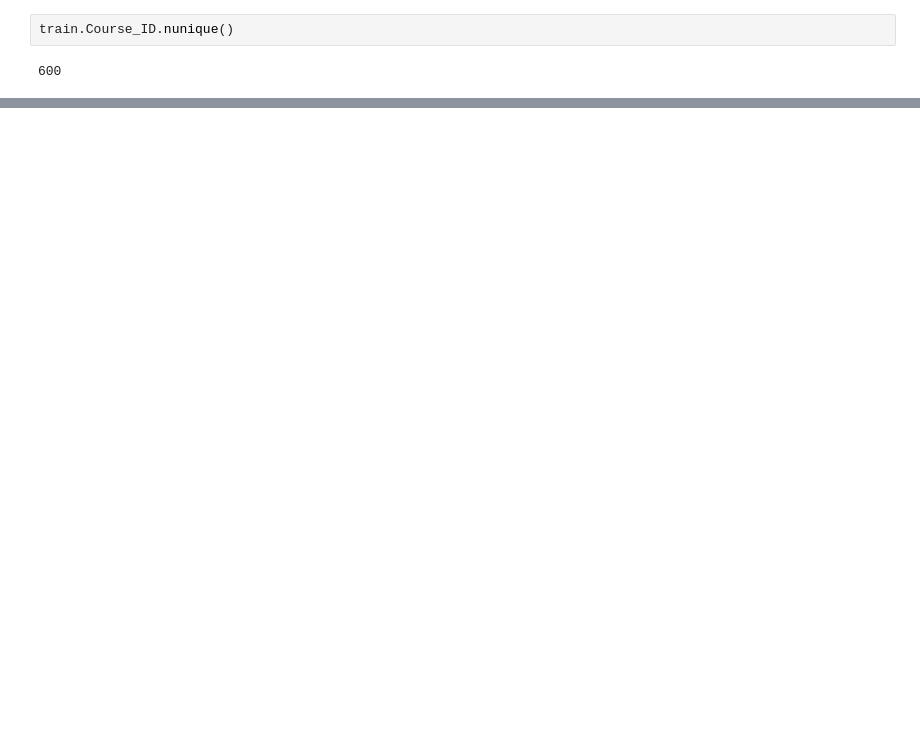
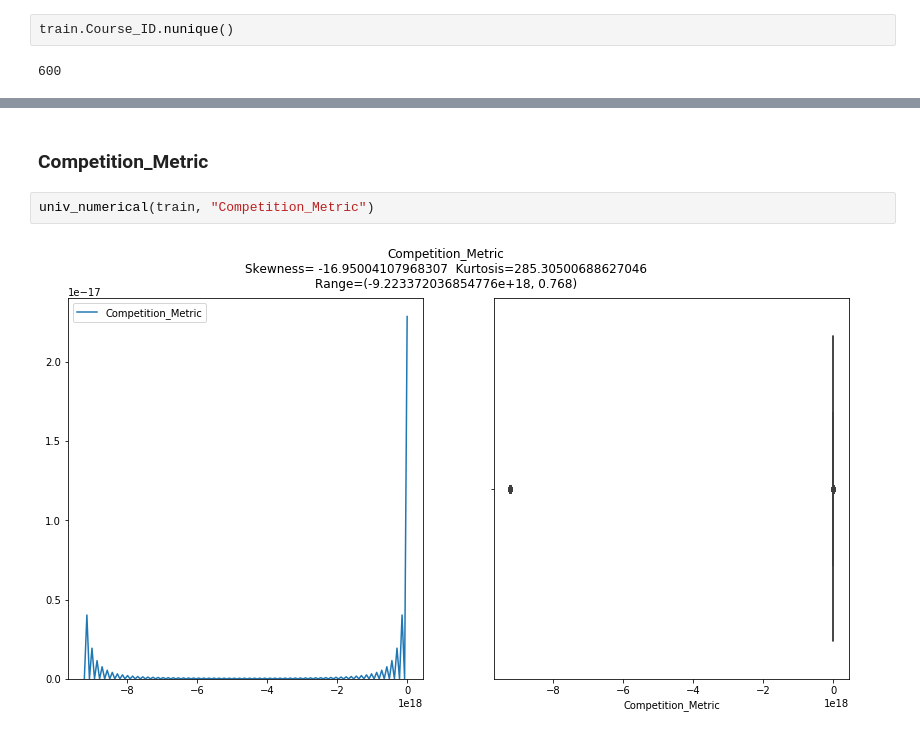
Before and after one commit to iasarthak/AV-Bootcamp-ML-Hackathon, a Jupyter notebook: Untitled.ipynb, the cells around one changed output, grey strips where cells are left out. Saved outputs shown, nothing was run; the diff lists cells and outputs as text; blank space fills up the shorter version.

```diff
--- a/Untitled.ipynb
+++ b/Untitled.ipynb
@@ -355,0 +443,6 @@ sample_sub.head()
+# %% [markdown]
+### Competition_Metric
+# %%
+univ_numerical(train, "Competition_Metric")
+# %% [output]
+[figure, added]
```
Also changed, not shown: parts of 89 cells of this notebook.
